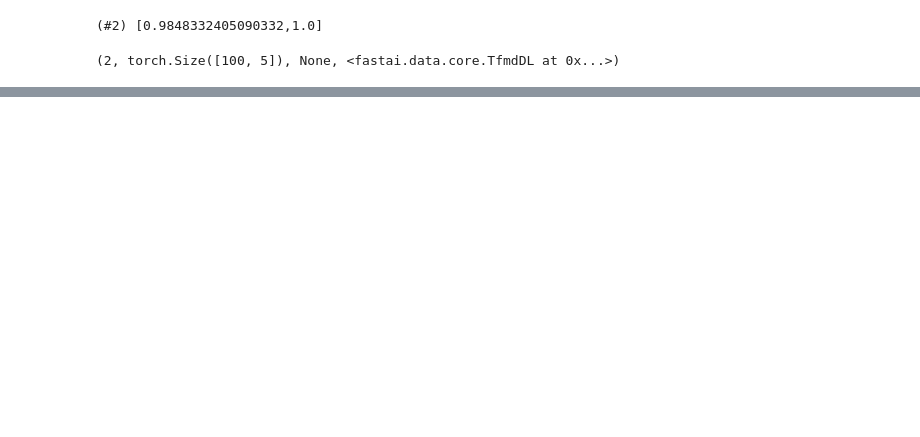
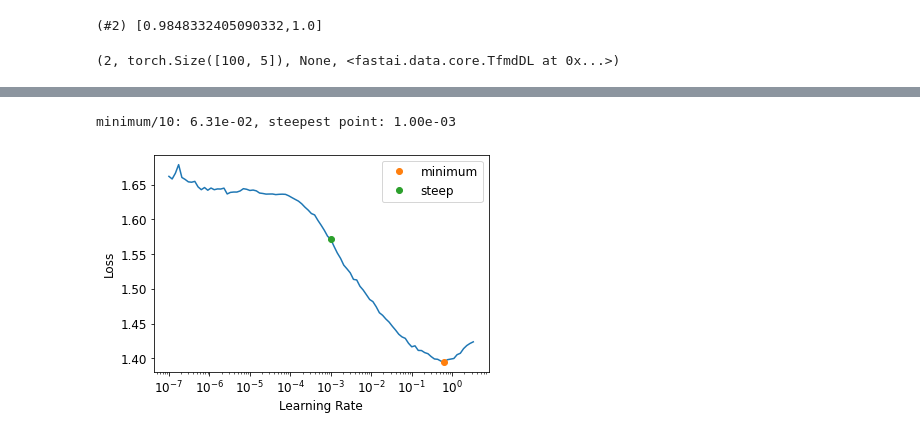
Before and after one commit to somayehpakdel/retinopathy_classification, a Jupyter notebook: aptos_fastai.ipynb, the cells around one changed output, grey strips where cells are left out. Saved outputs shown, nothing was run; the diff lists cells and outputs as text; code cells hidden in the pictures; blank space fills up the shorter version.

```diff
--- a/aptos_fastai.ipynb
+++ b/aptos_fastai.ipynb
@@ -421,0 +479,6 @@ len(preds),preds[0].shape,preds[1],test_dl
+# %%
+learn = Learner(dls_aptos, model, loss_func=LabelSmoothingCrossEntropy(),
+                 splitter=default_split,metrics=[accuracy,Precision(average='macro'),
+               Recall(average='macro'),F1Score(average='macro'),RocAuc(average='macro')])
+learn.freeze()
+learn.summary()
@@ -421,0 +504,4 @@ len(preds),preds[0].shape,preds[1],test_dl
+# %%
+lr_min,lr_steep=learn.lr_find(suggest_funcs=(minimum,steep))
+print(f'minimum/10: {lr_min:.2e}, steepest point: {lr_steep:.2e}')
+# %% [output]
@@ -421,0 +509,2 @@ len(preds),preds[0].shape,preds[1],test_dl
+minimum/10: 6.31e-02, steepest point: 1.00e-03
+[figure, added]
```
Also changed, not shown: parts of 57 cells of this notebook.
